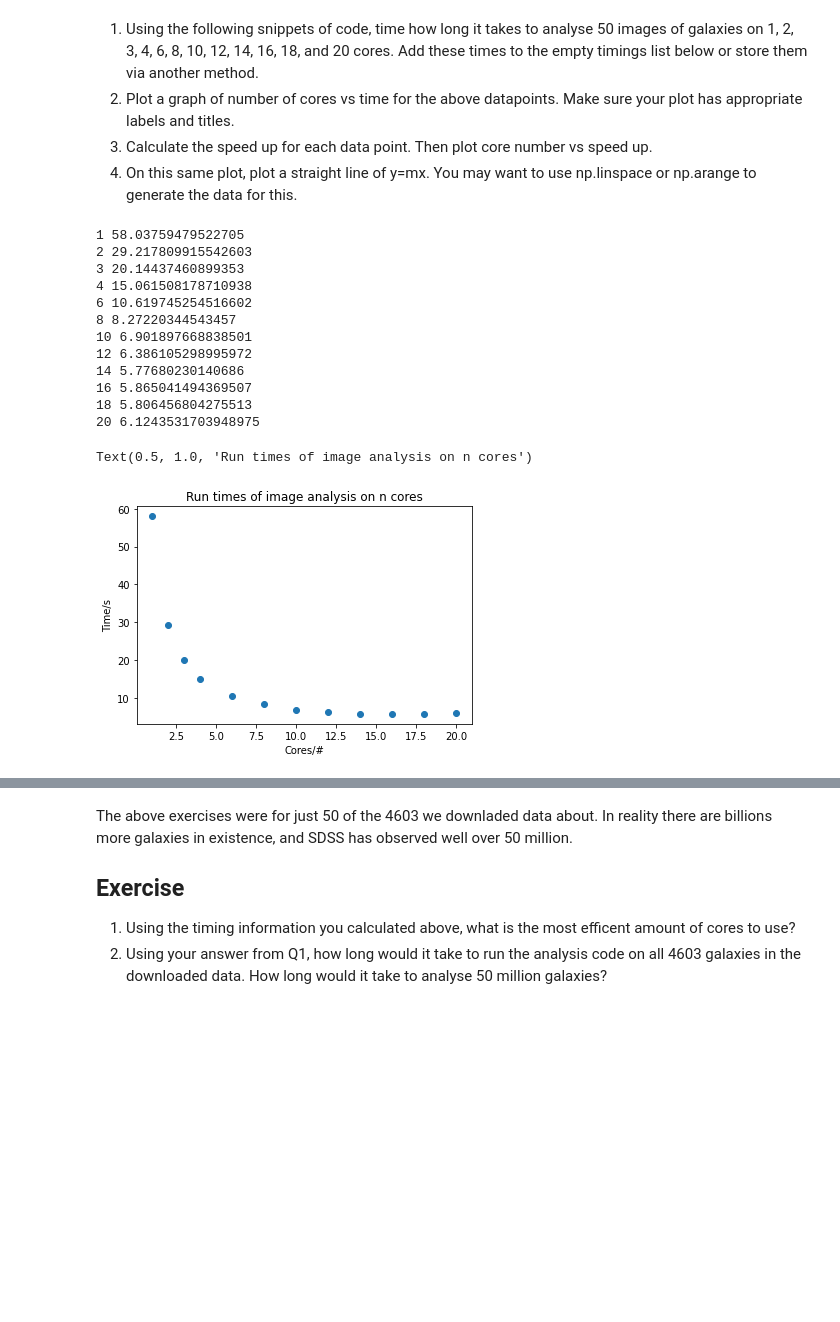
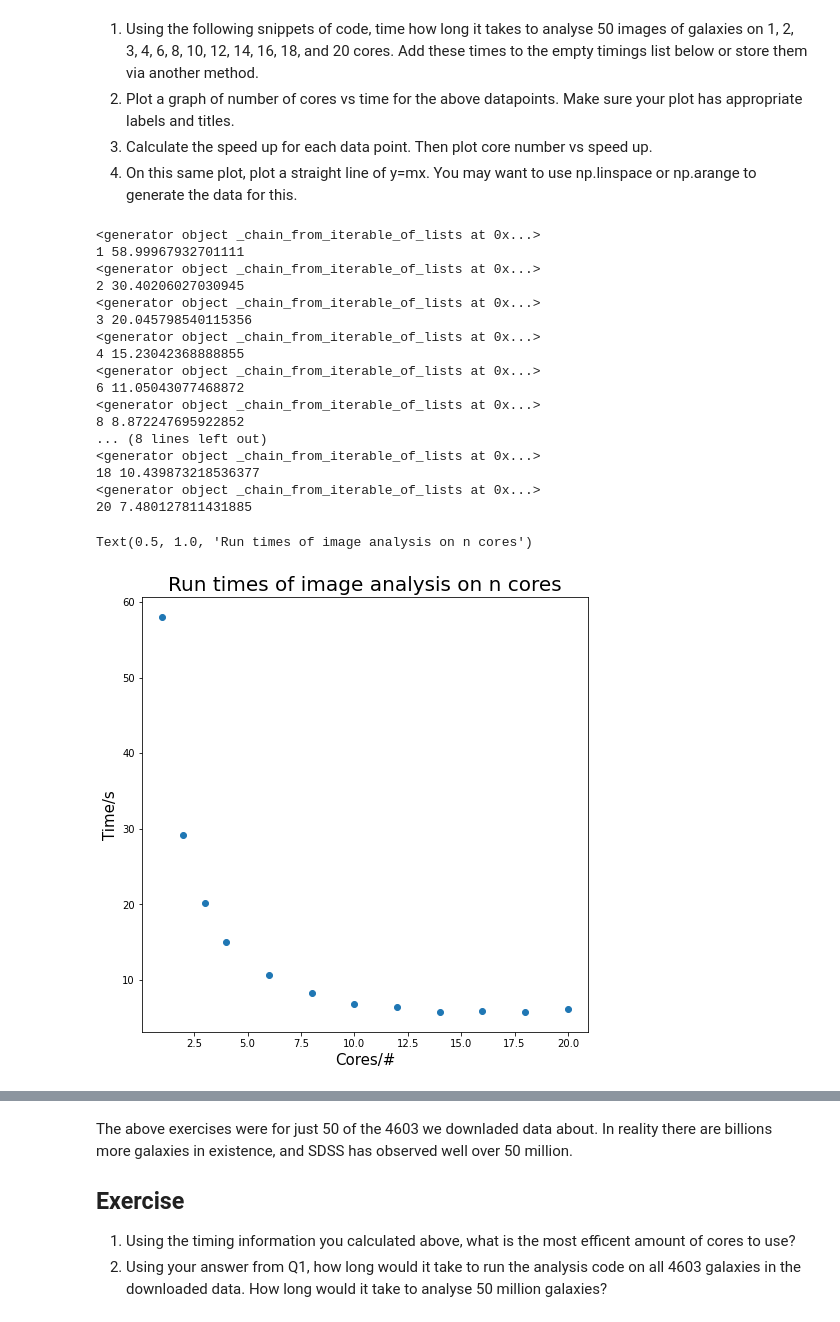
Before and after one commit to lewisfish/PawlikMorph-LSST, a Jupyter notebook: notebooks/outreach.ipynb, the cells around one changed output, grey strips where cells are left out. Cells and saved outputs as stored; diff of their text form; code cells hidden in the pictures; blank space fills up the shorter version.

```diff
--- a/notebooks/outreach.ipynb
+++ b/notebooks/outreach.ipynb
@@ -470,34 +487,40 @@ cores = [1, 2, 3, 4, 6, 8, 10, 12, 14, 16, 18, 20]
 for workers in cores:
     start = time.time()
     with ProcessPoolExecutor(max_workers=workers) as pool:
-        pool.map(pmlsst.helpers.analyseImage, info)
+        result = pool.map(pmlsst.helpers.analyseImage, info)
     finish = time.time()
     print(workers, finish - start)
     timings.append(finish - start)
 # %% [output]
-1 58.03759479522705
-2 29.217809915542603
-3 20.14437460899353
-4 15.061508178710938
-6 10.619745254516602
-8 8.27220344543457
-10 6.901897668838501
-12 6.386105298995972
-14 5.77680230140686
-16 5.865041494369507
-18 5.806456804275513
-20 6.1243531703948975
+<generator object _chain_from_iterable_of_lists at 0x...>
+1 58.99967932701111
+<generator object _chain_from_iterable_of_lists at 0x...>
+2 30.40206027030945
+<generator object _chain_from_iterable_of_lists at 0x...>
+3 20.045798540115356
+<generator object _chain_from_iterable_of_lists at 0x...>
+4 15.23042368888855
+<generator object _chain_from_iterable_of_lists at 0x...>
+6 11.05043077468872
+<generator object _chain_from_iterable_of_lists at 0x...>
+8 8.872247695922852
+... (8 lines left out)
+<generator object _chain_from_iterable_of_lists at 0x...>
+18 10.439873218536377
+<generator object _chain_from_iterable_of_lists at 0x...>
+20 7.480127811431885
 # %%
 cores = [1, 2, 3, 4, 6, 8, 10, 12, 14, 16, 18, 20]
 timings = [58.04, 29.22, 20.14, 15.06, 10.62, 8.27, 6.90, 6.39, 5.78, 5.87, 5.81, 6.12]
 timings = np.array(timings)
 # %%
-plt.scatter(cores, timings)
-plt.xlabel("Cores/#")
-plt.ylabel("Time/s")
-plt.title("Run times of image analysis on n cores")
+fig, ax = plt.subplots(1, 1, figsize=(8, 8))
+ax.scatter(cores, timings)
+ax.set_xlabel("Cores/#", fontsize=15)
+ax.set_ylabel("Time/s", fontsize=15)
+ax.set_title("Run times of image analysis on n cores", fontsize=20)
 # %% [output]
 Text(0.5, 1.0, 'Run times of image analysis on n cores')
-[figure, old version]
+[figure, new version]
 # %%
 speedup = timings[0] / timings
```
Also changed, not shown: parts of 28 cells of this notebook, 3 other files.
